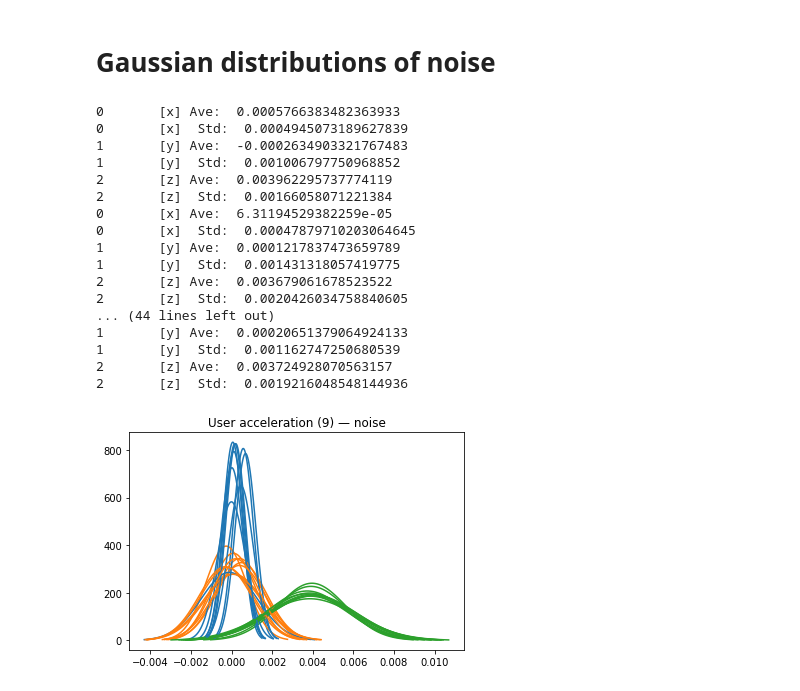
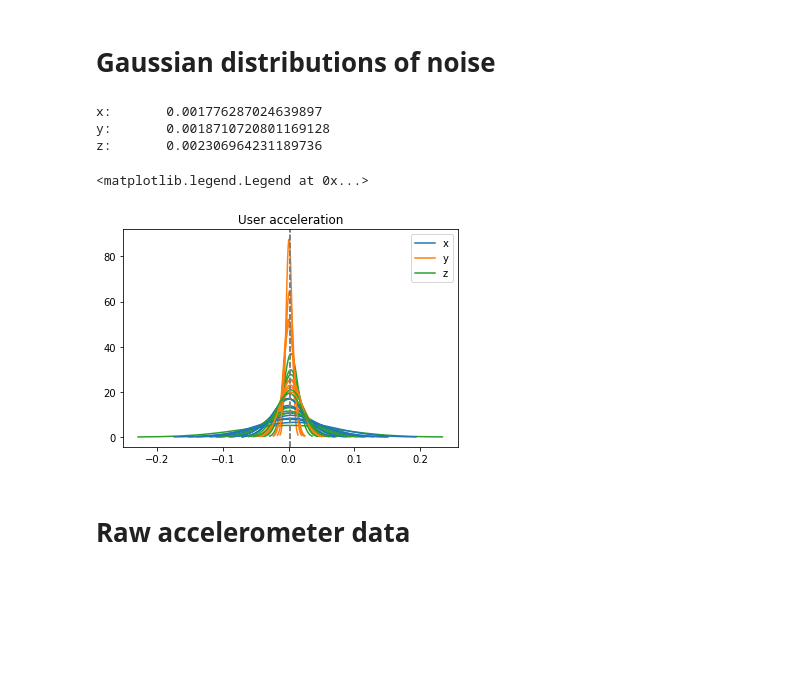
Before and after one commit to 17attert/abacus-imu-experiments, a Jupyter notebook: notebooks/position_estimation_multi_session_comparison.ipynb, the cells around one changed output. Drawn from its saved outputs; the diff is of its cells as text; code cells hidden in the pictures; blank space fills up the shorter version.

```diff
--- a/notebooks/position_estimation_multi_session_comparison.ipynb
+++ b/notebooks/position_estimation_multi_session_comparison.ipynb
@@ -72,17 +151,17 @@ def plot_distribution(data, key, plot_title, path_to_csv_file=None):
 
     values_for_csv_file = []
     colours = ['tab:blue', 'tab:orange', 'tab:green']
+    averages = []
     for i in range(size):
         mu, sigma = data[i].mean(), data[i].std()
         x = np.linspace(mu - 3*sigma, mu + 3*sigma, 100)
 
-        plt.plot(x, stats.norm.pdf(x, mu, sigma), color=colours[i], label=key[i])
-
-        print(i, f"\t[{key[i]}] Ave: ", mu)
-        print(i, f"\t[{key[i]}]  Std: ", sigma)
+        plt.plot(x, stats.norm.pdf(x, mu, sigma), color=colours[i])
 
         values_for_csv_file.append(mu)
         values_for_csv_file.append(sigma)
+
+        averages.append(mu)
 
     if path_to_csv_file != None:
         # Write mean/std values
@@ -92,7 +171,6 @@ def plot_distribution(data, key, plot_title, path_to_csv_file=None):
         csv_file.close()
 
     plt.title(plot_title)
-    # plt.legend()
 # %% [markdown]
 # User acceleration vs time
 # %%
@@ -113,30 +191,37 @@ for acceleration in user_accelerations:
 # %% [markdown]
 # Gaussian distributions of noise
 # %%
+mean_x = []
+mean_y = []
+mean_z = []
 for i in range(len(user_accelerations)):
+
     # User acceleration (x, y, z)
     plot_distribution(
         data=[user_accelerations[i]['x'], user_accelerations[i]['y'], user_accelerations[i]['z']],
         key=["x", 'y', 'z'],
-        plot_title=f"User acceleration — noise",
-        path_to_csv_file=paths_to_imu_data_processed[i]+"user_acceleration_noise.csv"
+        plot_title=f"User acceleration",
+        path_to_csv_file=paths_to_imu_data_processed[i]+"user_acceleration_noise.csv",
     )
+
+    mean_x.append(user_accelerations[i]['x'].mean())
+    mean_y.append(user_accelerations[i]['y'].mean())
+    mean_z.append(user_accelerations[i]['z'].mean())
+
+print("x:\t", np.array(mean_x).mean())
+print("y:\t", np.array(mean_y).mean())
+print("z:\t", np.array(mean_z).mean())
+
+plt.axvline(x=np.array(mean_x).mean(), color='grey', linestyle='--')
+plt.axvline(x=np.array(mean_y).mean(), color='grey', linestyle='--')
+plt.axvline(x=np.array(mean_z).mean(), color='grey', linestyle='--')
+
+plt.legend(["x", 'y', 'z'], loc='upper right')
 # %% [output]
-0       [x] Ave:  0.0005766383482363933
-0       [x]  Std:  0.0004945073189627839
-1       [y] Ave:  -0.0002634903321767483
-1       [y]  Std:  0.001006797750968852
-2       [z] Ave:  0.003962295737774119
-2       [z]  Std:  0.00166058071221384
-0       [x] Ave:  6.31194529382259e-05
-0       [x]  Std:  0.00047879710203064645
-1       [y] Ave:  0.0001217837473659789
-1       [y]  Std:  0.001431318057419775
-2       [z] Ave:  0.003679061678523522
-2       [z]  Std:  0.0020426034758840605
-... (44 lines left out)
-1       [y] Ave:  0.00020651379064924133
-1       [y]  Std:  0.001162747250680539
-2       [z] Ave:  0.003724928070563157
-2       [z]  Std:  0.0019216048548144936
+x:       0.001776287024639897
+y:       0.0018710720801169128
+z:       0.002306964231189736
+<matplotlib.legend.Legend at 0x...>
-[figure, old version]
+[figure, new version]
+# %% [markdown]
+# Raw accelerometer data
```
Also changed, not shown: parts of 10 cells of this notebook, 4 other files.
